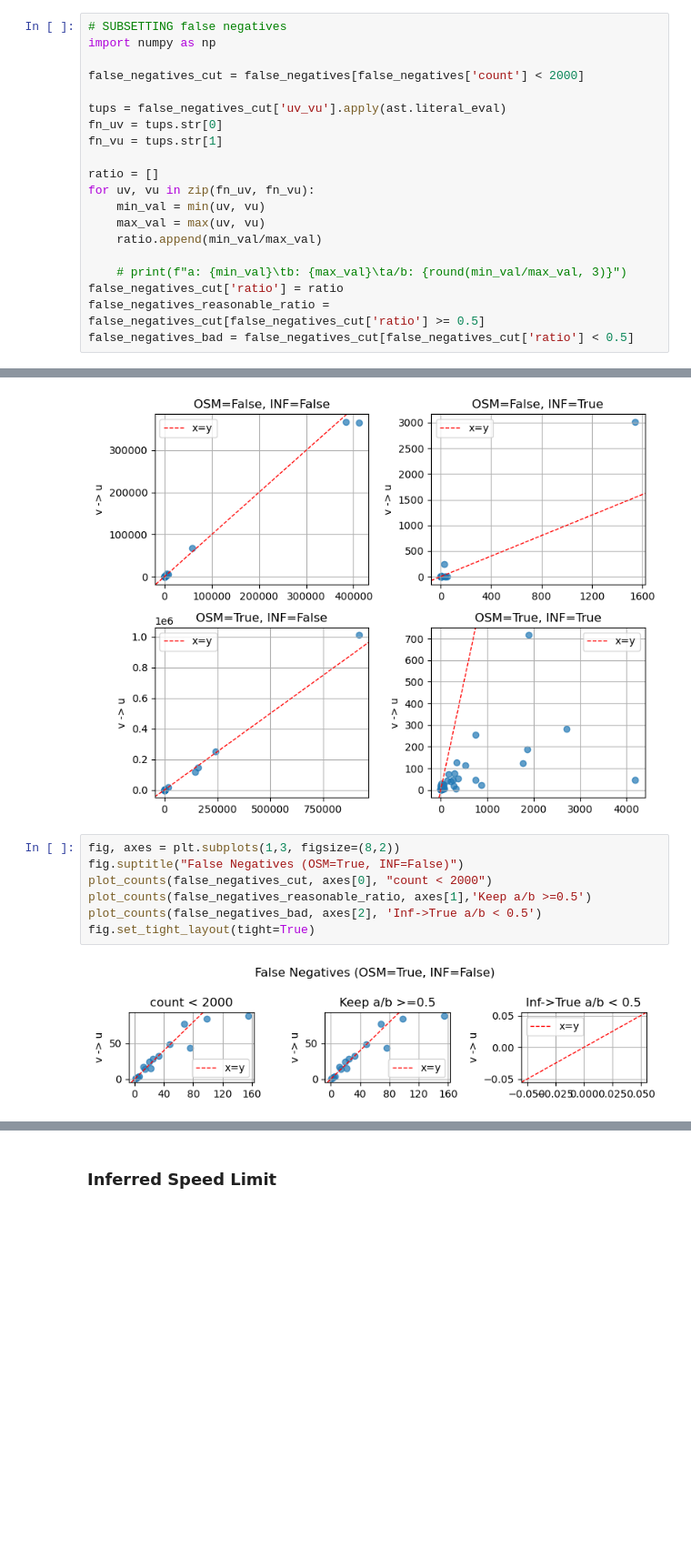
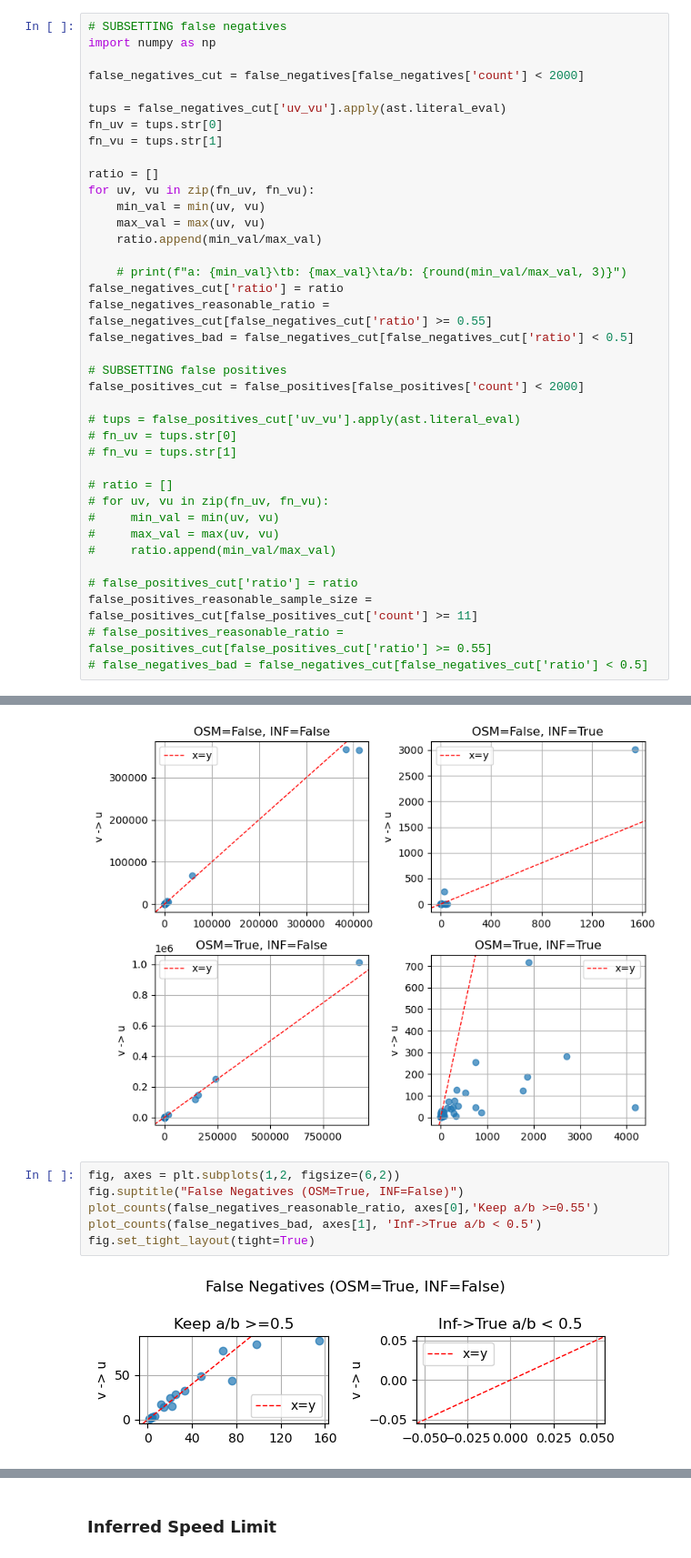
Before and after one commit to ana-e-uk/mapmetadata, a Jupyter notebook: testing/test_metadata_results.ipynb, the cells around one changed output, grey strips where cells are left out. Shown at 91% size. Cells and saved outputs as stored; diff of their text form; blank space fills up the shorter version.

Commit message:
add condition sample size

```diff
--- a/testing/test_metadata_results.ipynb
+++ b/testing/test_metadata_results.ipynb
@@ -126,8 +126,26 @@ for uv, vu in zip(fn_uv, fn_vu):
 
     # print(f"a: {min_val}\tb: {max_val}\ta/b: {round(min_val/max_val, 3)}")
 false_negatives_cut['ratio'] = ratio
-false_negatives_reasonable_ratio = false_negatives_cut[false_negatives_cut['ratio'] >= 0.5]
+false_negatives_reasonable_ratio = false_negatives_cut[false_negatives_cut['ratio'] >= 0.55]
 false_negatives_bad = false_negatives_cut[false_negatives_cut['ratio'] < 0.5]
+
+# SUBSETTING false positives
+false_positives_cut = false_positives[false_positives['count'] < 2000]
+
+# tups = false_positives_cut['uv_vu'].apply(ast.literal_eval)
+# fn_uv = tups.str[0]
+# fn_vu = tups.str[1]
+
+# ratio = []
+# for uv, vu in zip(fn_uv, fn_vu):
+#     min_val = min(uv, vu)
+#     max_val = max(uv, vu)
+#     ratio.append(min_val/max_val)
+
+# false_positives_cut['ratio'] = ratio
+false_positives_reasonable_sample_size = false_positives_cut[false_positives_cut['count'] >= 11]
+# false_positives_reasonable_ratio = false_positives_cut[false_positives_cut['ratio'] >= 0.55]
+# false_negatives_bad = false_negatives_cut[false_negatives_cut['ratio'] < 0.5]
 # %% [output]
 A value is trying to be set on a copy of a slice from a DataFrame.
 Try using .loc[row_indexer,col_indexer] = value instead
@@ -144,11 +162,10 @@ fig.set_tight_layout(tight=True)
 # %% [output]
 [figure]
 # %%
-fig, axes = plt.subplots(1,3, figsize=(8,2))
+fig, axes = plt.subplots(1,2, figsize=(6,2))
 fig.suptitle("False Negatives (OSM=True, INF=False)")
-plot_counts(false_negatives_cut, axes[0], "count < 2000")
-plot_counts(false_negatives_reasonable_ratio, axes[1],'Keep a/b >=0.5')
-plot_counts(false_negatives_bad, axes[2], 'Inf->True a/b < 0.5')
+plot_counts(false_negatives_reasonable_ratio, axes[0],'Keep a/b >=0.55')
+plot_counts(false_negatives_bad, axes[1], 'Inf->True a/b < 0.5')
 fig.set_tight_layout(tight=True)
 # %% [output]
-[figure, old version]
+[figure, new version]
```
Also changed, not shown: parts of 1 cell of this notebook, 1 other file.
